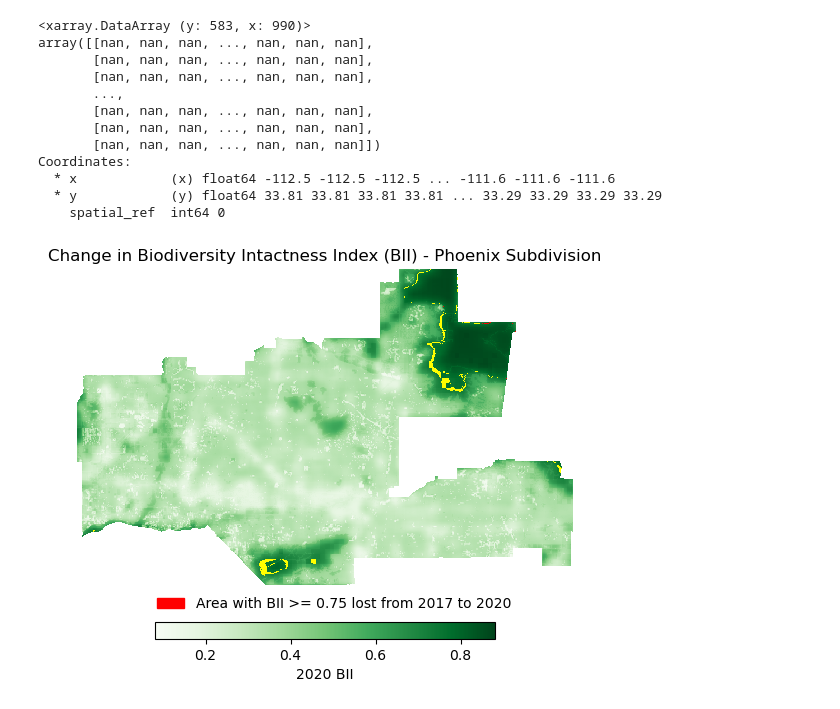
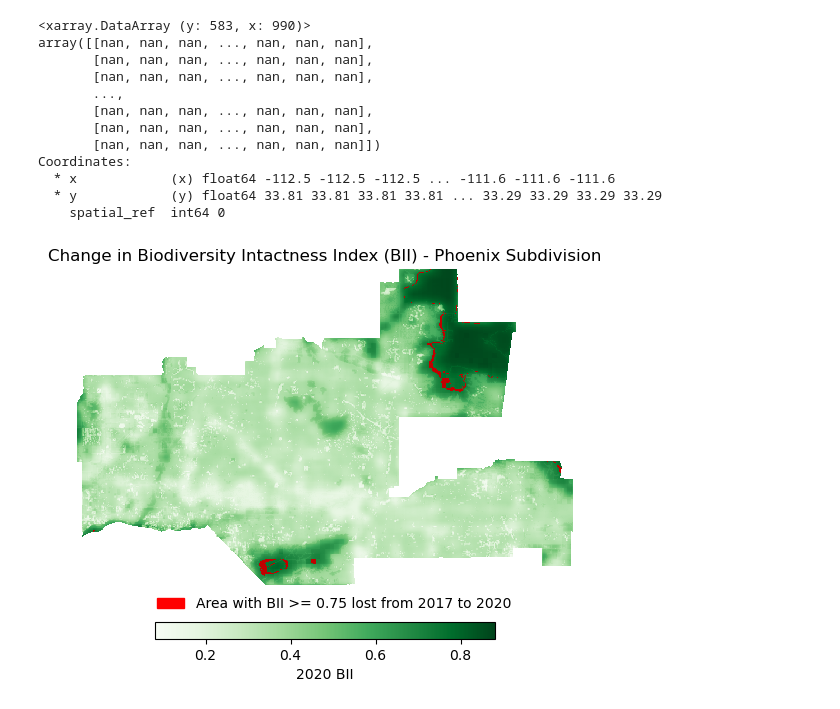
Before and after one commit to lchenhub/Maricopa-County-Biodiversity-Intactness-Index, a Jupyter notebook: Maricopa County BI.ipynb, the cells around one changed output. Cells and saved outputs as stored; diff of their text form; code cells hidden in the pictures.

Commit message:
fixed color in map

```diff
--- a/Maricopa County BI.ipynb
+++ b/Maricopa County BI.ipynb
@@ -492,7 +503,7 @@ type(R3)
 xarray.core.dataarray.DataArray
 # %%
 # manipulate so we can use nan values for transparency
-R3 = R3.where(R3 != 0, np.nan)
+R3 = R3.where(R3 == 1, np.nan)
 
 R3
 # %% [output]
@@ -511,28 +522,28 @@ Coordinates:
 # %%
 # Create new figure
 fig, ax = plt.subplots()
 
 # Plot the first raster with with colorbar
 im1 = clip_2020.plot(ax=ax, cmap='Greens', add_colorbar=False)
 cbar1 = plt.colorbar(im1, ax=ax, orientation='horizontal', fraction=0.046, pad=0.1)
 cbar1.set_label('2020 BII')
 
 # Rotate colorbar label for first raster and adjust angle
 cbar1.ax.yaxis.label.set_rotation(270)
 
 # Plot the seconf raster without colorbar
-im2 = R3.plot(ax=ax, cmap='autumn', add_colorbar=False)
+im2 = R3.plot(ax=ax, cmap='gist_heat', add_colorbar=False)
 
 #set patch for difference raster
 R3_patches = mpatches.Patch(color='Red', label = "Area with BII >= 0.75 lost from 2017 to 2020")
 
 handles, labels = ax.get_legend_handles_labels()
 ax.legend(handles = [R3_patches], frameon=False, loc = (0.15, -0.1))
 
 ax.axis('off')
 ax.set_title('Change in Biodiversity Intactness Index (BII) - Phoenix Subdivision')
 
 # Show the plot
 plt.show()
 # %% [output]
-[figure, old version]
+[figure, new version]
```
Also changed, not shown: parts of 11 cells of this notebook.
